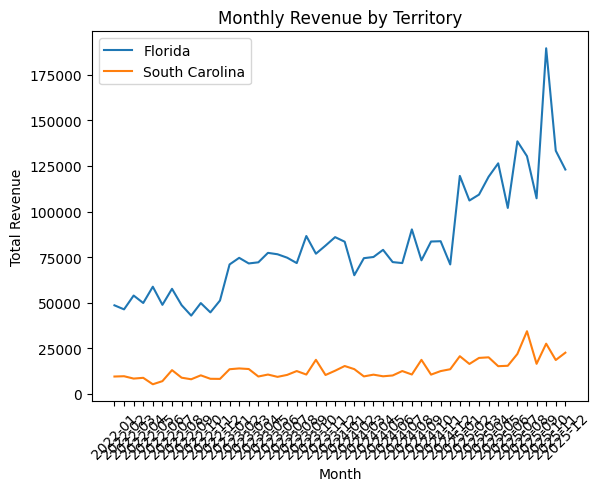
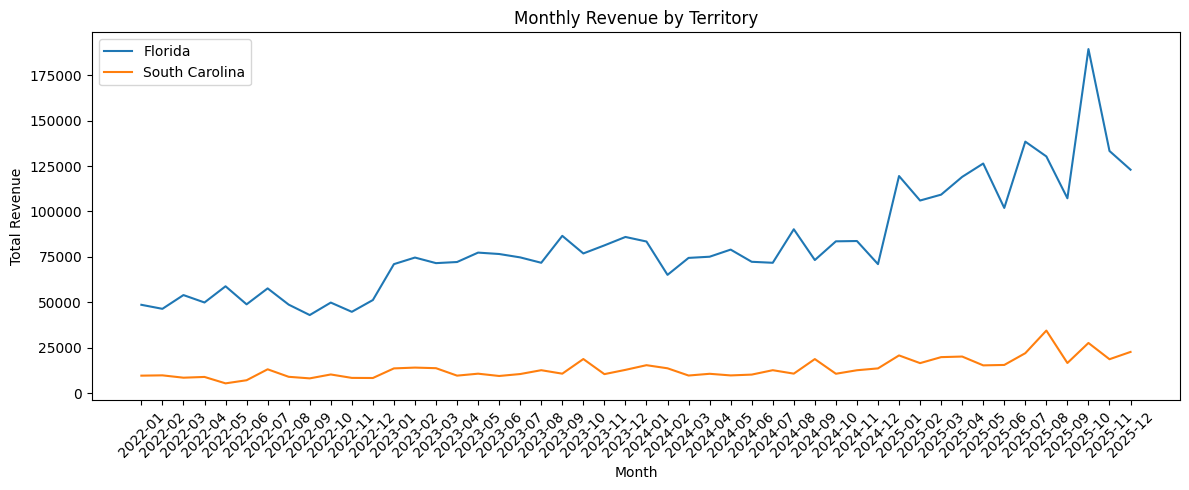
The notebook cell's code change between the first figure and the second:
--- before
+++ after
@@ -1,3 +1,3 @@
-# Create a line chart for monthly revenue
+plt.figure(figsize=(12,5))
 
 for state in monthly_revenue['State'].unique():
@@ -13,5 +13,4 @@
     )
 
-# Add chart title and labels
 plt.title('Monthly Revenue by Territory')
 
@@ -20,10 +19,9 @@
 plt.ylabel('Total Revenue')
 
-# Rotate month labels
 plt.xticks(rotation=45)
 
-# Show legend
 plt.legend()
 
-# Display chart
+plt.tight_layout()
+
 plt.show()

Commit: Updated Chart in Notebook File.